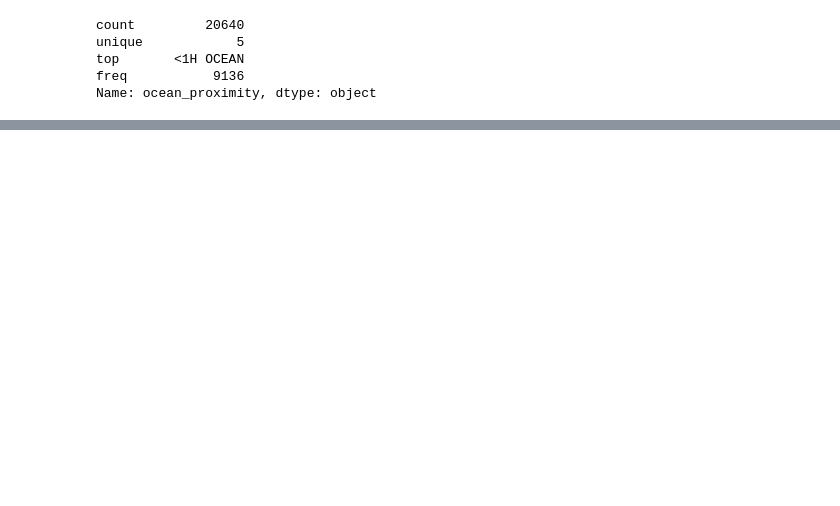
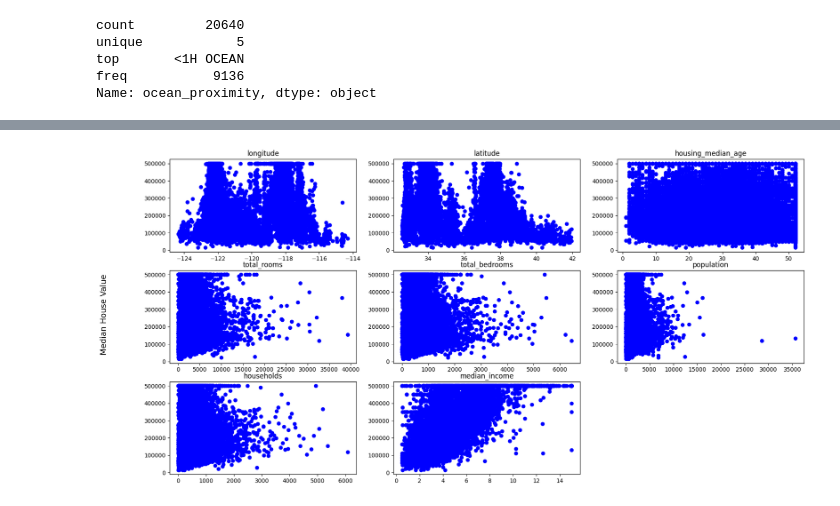
Before and after one commit to Lucas-pin/IA-ML, a Jupyter notebook: linear_regression.ipynb, the cells around one changed output, grey strips where cells are left out. Drawn from its saved outputs; the diff is of its cells as text; code cells hidden in the pictures; blank space fills up the shorter version.

```diff
--- a/linear_regression.ipynb
+++ b/linear_regression.ipynb
@@ -412,0 +373,43 @@ r2_score(y_test,y_pred)
+# %%
+# A first approximation of correlation with the objective and the rest of the variables
+# Create a figure with 9 subpolots, and determine each position
+fig = plt.figure(figsize=(20, 10))
+ax1 = fig.add_subplot(3, 3, 1)
+ax2 = fig.add_subplot(3, 3, 2)
+ax3 = fig.add_subplot(3, 3, 3)
+ax4 = fig.add_subplot(3, 3, 4)
+ax5 = fig.add_subplot(3, 3, 5)
+ax6 = fig.add_subplot(3, 3, 6)
+ax7 = fig.add_subplot(3, 3, 7)
+ax8 = fig.add_subplot(3, 3, 8)
+
+# Subplot definition and personalization
+ax1.set_title("longitude")
+ax1.scatter(numerical_data["longitude"], numerical_data["median_house_value"], color="blue")
+
+ax2.set_title("latitude")
+ax2.scatter(numerical_data["latitude"], numerical_data["median_house_value"], color="blue")
+
+ax3.set_title("housing_median_age")
+ax3.scatter(numerical_data["housing_median_age"], numerical_data["median_house_value"], color="blue")
+
+ax4.set_title("total_rooms")
+ax4.scatter(numerical_data["total_rooms"], numerical_data["median_house_value"], color="blue")
+
+ax5.set_title("total_bedrooms")
+ax5.scatter(numerical_data["total_bedrooms"], numerical_data["median_house_value"], color="blue")
+
+ax6.set_title("population")
+ax6.scatter(numerical_data["population"], numerical_data["median_house_value"], color="blue")
+
+ax7.set_title("households")
+ax7.scatter(numerical_data["households"], numerical_data["median_house_value"], color="blue")
+
+ax8.set_title("median_income")
+ax8.scatter(numerical_data["median_income"], numerical_data["median_house_value"], color="blue")
+
+fig.text(0.04, 0.5, 'Median House Value', va='center', rotation='vertical', fontsize=14)
+
+plt.show()
+# %% [output]
+[figure, added]
```
Also changed, not shown: parts of 128 cells of this notebook.
